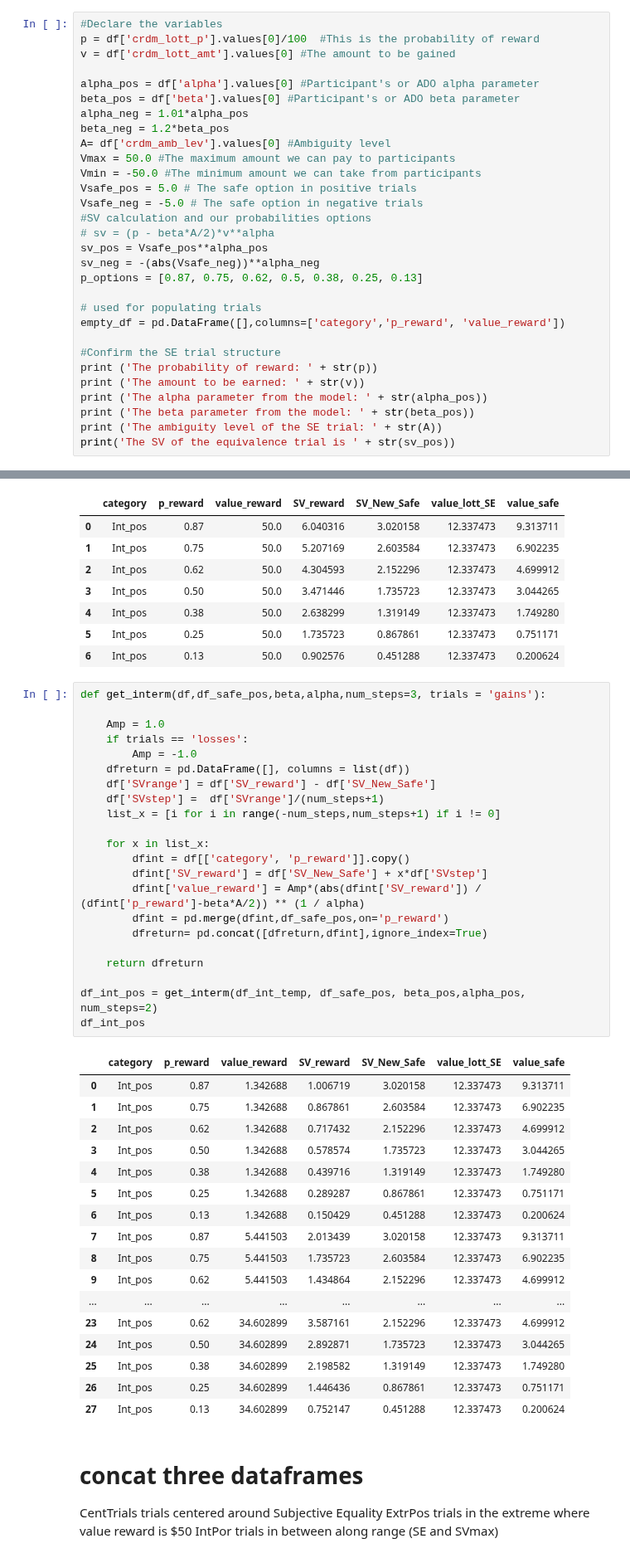
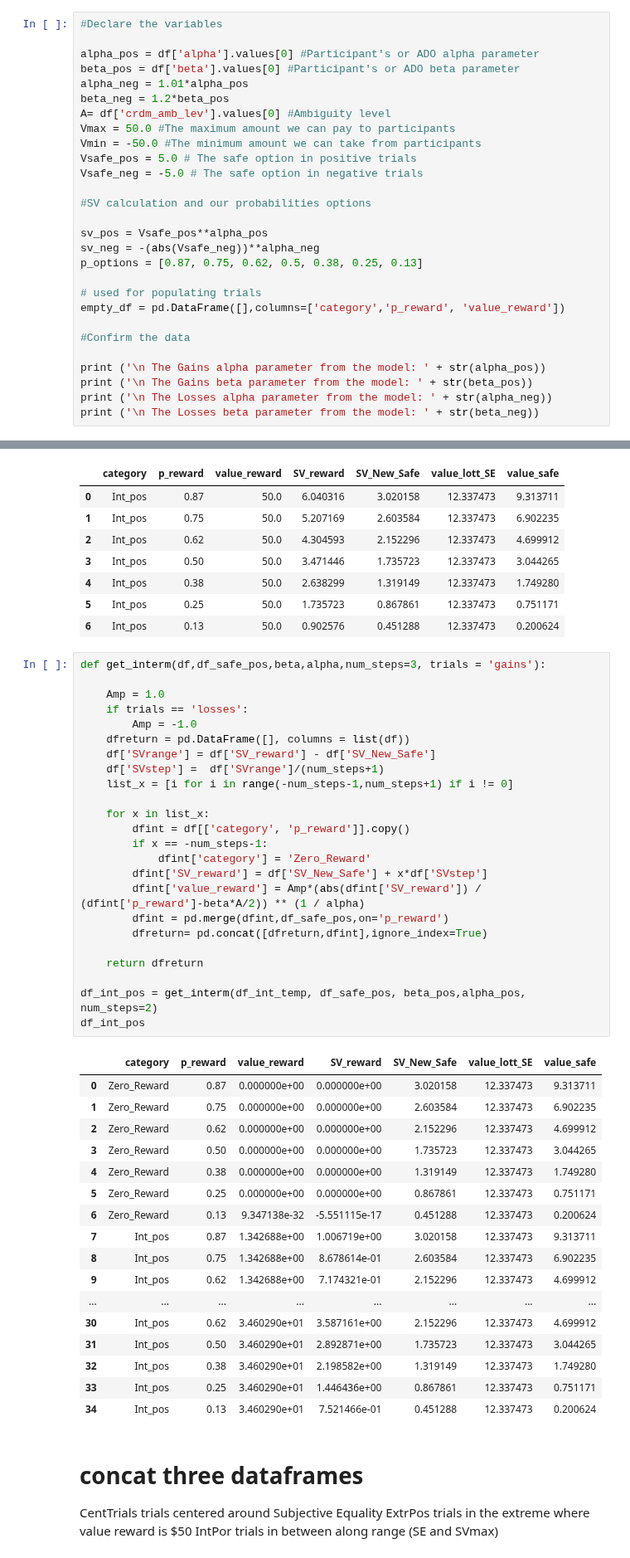
Before and after one commit to CDN-Lab/Adaptive_Choicesets, a Jupyter notebook: symmetrical_choice_set.ipynb, the cells around one changed output, grey strips where cells are left out. Shown at 83% size. Cells and saved outputs as stored; diff of their text form.

```diff
--- a/symmetrical_choice_set.ipynb
+++ b/symmetrical_choice_set.ipynb
@@ -77,8 +28,6 @@ df
 | 0 | 0 | 20.0 | 50.0 | 0.0 | 0.495324 | 0.22168 | 4.100226 |
 # %%
 #Declare the variables
-p = df['crdm_lott_p'].values[0]/100  #This is the probability of reward
-v = df['crdm_lott_amt'].values[0] #The amount to be gained
 
 alpha_pos = df['alpha'].values[0] #Participant's or ADO alpha parameter
 beta_pos = df['beta'].values[0] #Participant's or ADO beta parameter
@@ -89,8 +38,9 @@ Vmax = 50.0 #The maximum amount we can pay to participants
 Vmin = -50.0 #The minimum amount we can take from participants
 Vsafe_pos = 5.0 # The safe option in positive trials
 Vsafe_neg = -5.0 # The safe option in negative trials
+
 #SV calculation and our probabilities options
-# sv = (p - beta*A/2)*v**alpha
+
 sv_pos = Vsafe_pos**alpha_pos
 sv_neg = -(abs(Vsafe_neg))**alpha_neg
 p_options = [0.87, 0.75, 0.62, 0.5, 0.38, 0.25, 0.13]
@@ -98,11 +48,10 @@ p_options = [0.87, 0.75, 0.62, 0.5, 0.38, 0.25, 0.13]
 # used for populating trials
 empty_df = pd.DataFrame([],columns=['category','p_reward', 'value_reward'])
 
-#Confirm the SE trial structure
-print ('The probability of reward: ' + str(p))
-print ('The amount to be earned: ' + str(v))
-print ('The alpha parameter from the model: ' + str(alpha_pos))
-print ('The beta parameter from the model: ' + str(beta_pos))
-print ('The ambiguity level of the SE trial: ' + str(A))
-print('The SV of the equivalence trial is ' + str(sv_pos))
+#Confirm the data
+
+print ('\n The Gains alpha parameter from the model: ' + str(alpha_pos))
+print ('\n The Gains beta parameter from the model: ' + str(beta_pos))
+print ('\n The Losses alpha parameter from the model: ' + str(alpha_neg))
+print ('\n The Losses beta parameter from the model: ' + str(beta_neg))
 # %% [output]
@@ -286,43 +273,45 @@ df_int_temp
 # %%
 def get_interm(df,df_safe_pos,beta,alpha,num_steps=3, trials = 'gains'):
 
     Amp = 1.0
     if trials == 'losses':
         Amp = -1.0
     dfreturn = pd.DataFrame([], columns = list(df))
     df['SVrange'] = df['SV_reward'] - df['SV_New_Safe']
     df['SVstep'] =  df['SVrange']/(num_steps+1)
-    list_x = [i for i in range(-num_steps,num_steps+1) if i != 0]
+    list_x = [i for i in range(-num_steps-1,num_steps+1) if i != 0]
 
     for x in list_x:
         dfint = df[['category', 'p_reward']].copy()
+        if x == -num_steps-1:
+            dfint['category'] = 'Zero_Reward'
         dfint['SV_reward'] = df['SV_New_Safe'] + x*df['SVstep']
         dfint['value_reward'] = Amp*(abs(dfint['SV_reward']) / (dfint['p_reward']-beta*A/2)) ** (1 / alpha)
         dfint = pd.merge(dfint,df_safe_pos,on='p_reward')
         dfreturn= pd.concat([dfreturn,dfint],ignore_index=True)
 
     return dfreturn
 
 df_int_pos = get_interm(df_int_temp, df_safe_pos, beta_pos,alpha_pos, num_steps=2)
 df_int_pos
 # %% [output]
 |  | category | p_reward | value_reward | SV_reward | SV_New_Safe | value_lott_SE | value_safe |
-| 0 | Int_pos | 0.87 | 1.342688 | 1.006719 | 3.020158 | 12.337473 | 9.313711 |
-| 1 | Int_pos | 0.75 | 1.342688 | 0.867861 | 2.603584 | 12.337473 | 6.902235 |
-| 2 | Int_pos | 0.62 | 1.342688 | 0.717432 | 2.152296 | 12.337473 | 4.699912 |
-| 3 | Int_pos | 0.50 | 1.342688 | 0.578574 | 1.735723 | 12.337473 | 3.044265 |
-| 4 | Int_pos | 0.38 | 1.342688 | 0.439716 | 1.319149 | 12.337473 | 1.749280 |
-| 5 | Int_pos | 0.25 | 1.342688 | 0.289287 | 0.867861 | 12.337473 | 0.751171 |
-| 6 | Int_pos | 0.13 | 1.342688 | 0.150429 | 0.451288 | 12.337473 | 0.200624 |
-| 7 | Int_pos | 0.87 | 5.441503 | 2.013439 | 3.020158 | 12.337473 | 9.313711 |
-| 8 | Int_pos | 0.75 | 5.441503 | 1.735723 | 2.603584 | 12.337473 | 6.902235 |
-| 9 | Int_pos | 0.62 | 5.441503 | 1.434864 | 2.152296 | 12.337473 | 4.699912 |
+| 0 | Zero_Reward | 0.87 | 0.000000e+00 | 0.000000e+00 | 3.020158 | 12.337473 | 9.313711 |
+| 1 | Zero_Reward | 0.75 | 0.000000e+00 | 0.000000e+00 | 2.603584 | 12.337473 | 6.902235 |
+| 2 | Zero_Reward | 0.62 | 0.000000e+00 | 0.000000e+00 | 2.152296 | 12.337473 | 4.699912 |
+| 3 | Zero_Reward | 0.50 | 0.000000e+00 | 0.000000e+00 | 1.735723 | 12.337473 | 3.044265 |
+| 4 | Zero_Reward | 0.38 | 0.000000e+00 | 0.000000e+00 | 1.319149 | 12.337473 | 1.749280 |
+| 5 | Zero_Reward | 0.25 | 0.000000e+00 | 0.000000e+00 | 0.867861 | 12.337473 | 0.751171 |
+| 6 | Zero_Reward | 0.13 | 9.347138e-32 | -5.551115e-17 | 0.451288 | 12.337473 | 0.200624 |
+| 7 | Int_pos | 0.87 | 1.342688e+00 | 1.006719e+00 | 3.020158 | 12.337473 | 9.313711 |
+| 8 | Int_pos | 0.75 | 1.342688e+00 | 8.678614e-01 | 2.603584 | 12.337473 | 6.902235 |
+| 9 | Int_pos | 0.62 | 1.342688e+00 | 7.174321e-01 | 2.152296 | 12.337473 | 4.699912 |
 | ... | ... | ... | ... | ... | ... | ... | ... |
-| 23 | Int_pos | 0.62 | 34.602899 | 3.587161 | 2.152296 | 12.337473 | 4.699912 |
-| 24 | Int_pos | 0.50 | 34.602899 | 2.892871 | 1.735723 | 12.337473 | 3.044265 |
-| 25 | Int_pos | 0.38 | 34.602899 | 2.198582 | 1.319149 | 12.337473 | 1.749280 |
-| 26 | Int_pos | 0.25 | 34.602899 | 1.446436 | 0.867861 | 12.337473 | 0.751171 |
-| 27 | Int_pos | 0.13 | 34.602899 | 0.752147 | 0.451288 | 12.337473 | 0.200624 |
+| 30 | Int_pos | 0.62 | 3.460290e+01 | 3.587161e+00 | 2.152296 | 12.337473 | 4.699912 |
+| 31 | Int_pos | 0.50 | 3.460290e+01 | 2.892871e+00 | 1.735723 | 12.337473 | 3.044265 |
+| 32 | Int_pos | 0.38 | 3.460290e+01 | 2.198582e+00 | 1.319149 | 12.337473 | 1.749280 |
+| 33 | Int_pos | 0.25 | 3.460290e+01 | 1.446436e+00 | 0.867861 | 12.337473 | 0.751171 |
+| 34 | Int_pos | 0.13 | 3.460290e+01 | 7.521466e-01 | 0.451288 | 12.337473 | 0.200624 |
 # %% [markdown]
 # concat three dataframes
 CentTrials trials centered around Subjective Equality
```
Also changed, not shown: parts of 22 cells of this notebook, 1 other file.
